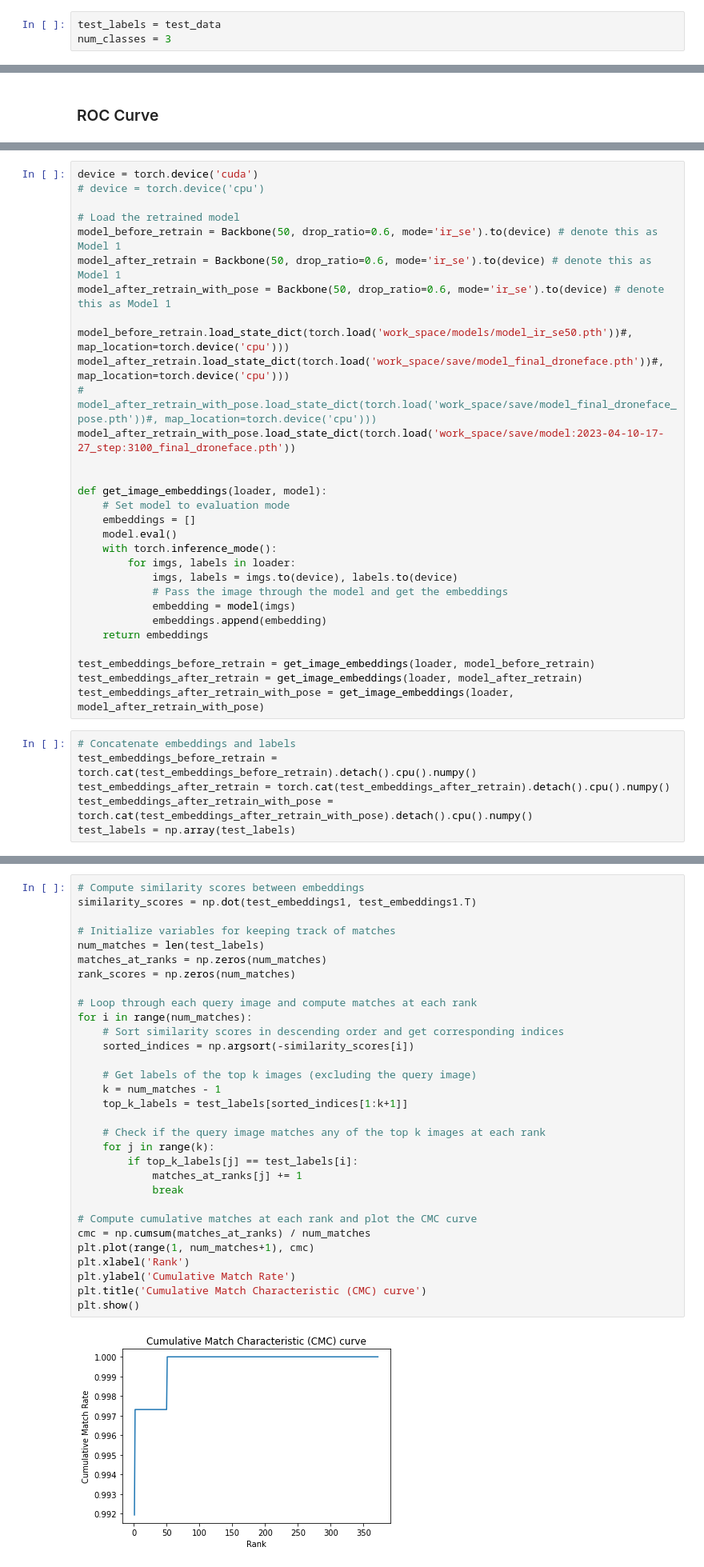
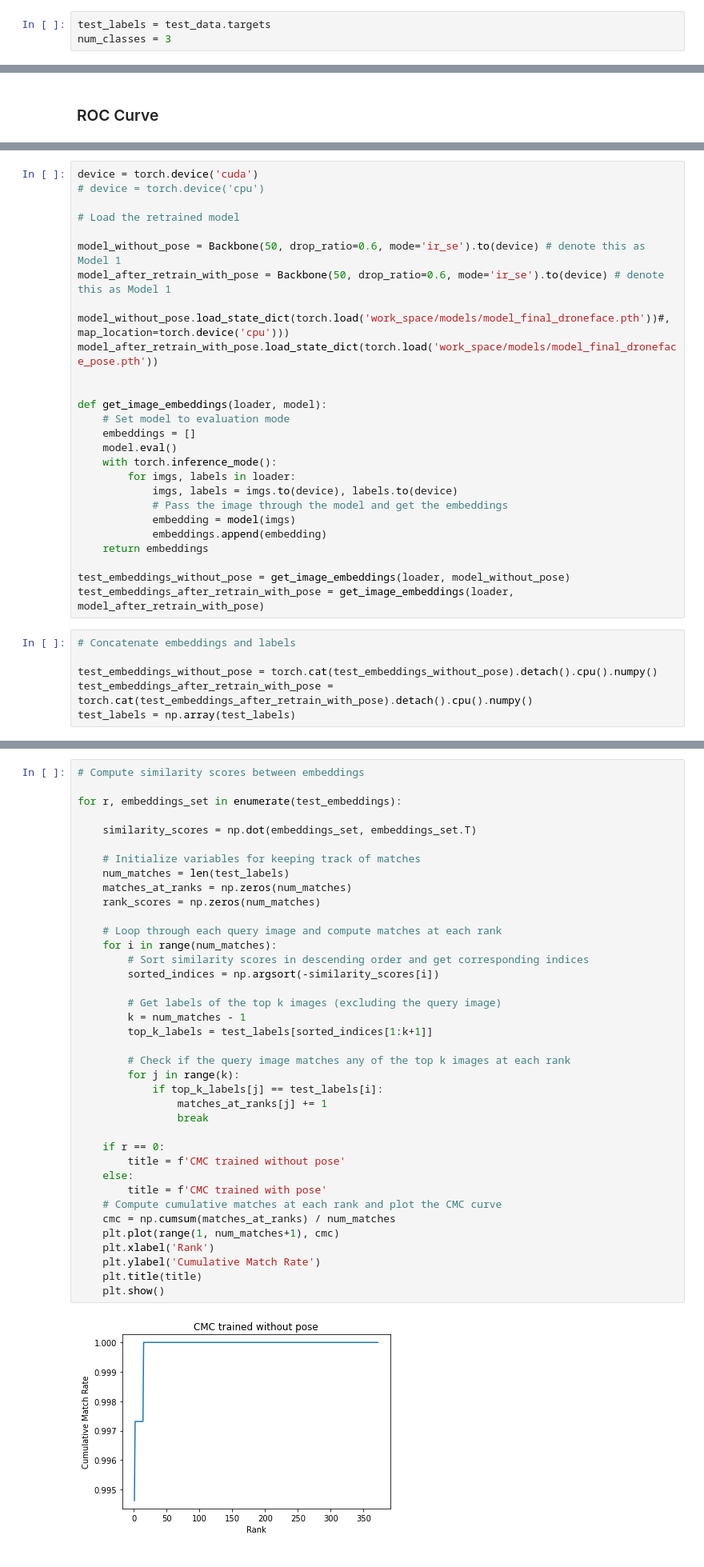
Before and after one commit to dustin-nguyen-qil/PoseGuided-ArcFace, a Jupyter notebook: evaluation.ipynb, the cells around one changed output, grey strips where cells are left out. Shown at 80% size. Drawn from its saved outputs; the diff is of its cells as text.

```diff
--- a/evaluation.ipynb
+++ b/evaluation.ipynb
@@ -68,7 +68,7 @@ test_data = ImageFolder(root=test_dir, transform=transform)
 
 loader = DataLoader(test_data, batch_size=1)
 # %%
-test_labels = test_data
+test_labels = test_data.targets
 num_classes = 3
 # %%
 # Get 10 random images and labels from the test dataset
@@ -97,14 +97,12 @@ device = torch.device('cuda')
 # device = torch.device('cpu')
 
 # Load the retrained model
-model_before_retrain = Backbone(50, drop_ratio=0.6, mode='ir_se').to(device) # denote this as Model 1
-model_after_retrain = Backbone(50, drop_ratio=0.6, mode='ir_se').to(device) # denote this as Model 1
+
+model_without_pose = Backbone(50, drop_ratio=0.6, mode='ir_se').to(device) # denote this as Model 1
 model_after_retrain_with_pose = Backbone(50, drop_ratio=0.6, mode='ir_se').to(device) # denote this as Model 1
 
-model_before_retrain.load_state_dict(torch.load('work_space/models/model_ir_se50.pth'))#, map_location=torch.device('cpu')))
-model_after_retrain.load_state_dict(torch.load('work_space/save/model_final_droneface.pth'))#, map_location=torch.device('cpu')))
-# model_after_retrain_with_pose.load_state_dict(torch.load('work_space/save/model_final_droneface_pose.pth'))#, map_location=torch.device('cpu')))
-model_after_retrain_with_pose.load_state_dict(torch.load('work_space/save/model:2023-04-10-17-27_step:3100_final_droneface.pth'))
+model_without_pose.load_state_dict(torch.load('work_space/models/model_final_droneface.pth'))#, map_location=torch.device('cpu')))
+model_after_retrain_with_pose.load_state_dict(torch.load('work_space/models/model_final_droneface_pose.pth'))
 
 
 def get_image_embeddings(loader, model):
@@ -119,13 +117,12 @@ def get_image_embeddings(loader, model):
             embeddings.append(embedding)
     return embeddings
 
-test_embeddings_before_retrain = get_image_embeddings(loader, model_before_retrain)
-test_embeddings_after_retrain = get_image_embeddings(loader, model_after_retrain)
+test_embeddings_without_pose = get_image_embeddings(loader, model_without_pose)
 test_embeddings_after_retrain_with_pose = get_image_embeddings(loader, model_after_retrain_with_pose)
 # %%
 # Concatenate embeddings and labels
-test_embeddings_before_retrain = torch.cat(test_embeddings_before_retrain).detach().cpu().numpy()
-test_embeddings_after_retrain = torch.cat(test_embeddings_after_retrain).detach().cpu().numpy()
+
+test_embeddings_without_pose = torch.cat(test_embeddings_without_pose).detach().cpu().numpy()
 test_embeddings_after_retrain_with_pose = torch.cat(test_embeddings_after_retrain_with_pose).detach().cpu().numpy()
 test_labels = np.array(test_labels)
 # %%
@@ -231,34 +175,41 @@ The CMC curve is obtained by ranking the test images based on their similarity s
 For example, at rank 1, the CMC curve shows the proportion of test images that have been correctly identified as a match to their corresponding gallery image. At rank 5, the CMC curve shows the proportion of test images that have been correctly identified as a match to their corresponding gallery image among the top 5 matches. The CMC curve is useful for comparing the performance of different face recognition models, and for determining the rank at which the recognition performance starts to degrade.
 # %%
 # Compute similarity scores between embeddings
-similarity_scores = np.dot(test_embeddings1, test_embeddings1.T)
 
-# Initialize variables for keeping track of matches
-num_matches = len(test_labels)
-matches_at_ranks = np.zeros(num_matches)
-rank_scores = np.zeros(num_matches)
+for r, embeddings_set in enumerate(test_embeddings):
 
-# Loop through each query image and compute matches at each rank
-for i in range(num_matches):
-    # Sort similarity scores in descending order and get corresponding indices
-    sorted_indices = np.argsort(-similarity_scores[i])
+    similarity_scores = np.dot(embeddings_set, embeddings_set.T)
 
-    # Get labels of the top k images (excluding the query image)
-    k = num_matches - 1
-    top_k_labels = test_labels[sorted_indices[1:k+1]]
+    # Initialize variables for keeping track of matches
+    num_matches = len(test_labels)
+    matches_at_ranks = np.zeros(num_matches)
+    rank_scores = np.zeros(num_matches)
 
-    # Check if the query image matches any of the top k images at each rank
-    for j in range(k):
-        if top_k_labels[j] == test_labels[i]:
-            matches_at_ranks[j] += 1
-            break
+    # Loop through each query image and compute matches at each rank
+    for i in range(num_matches):
+        # Sort similarity scores in descending order and get corresponding indices
+        sorted_indices = np.argsort(-similarity_scores[i])
 
-# Compute cumulative matches at each rank and plot the CMC curve
-cmc = np.cumsum(matches_at_ranks) / num_matches
-plt.plot(range(1, num_matches+1), cmc)
-plt.xlabel('Rank')
-plt.ylabel('Cumulative Match Rate')
-plt.title('Cumulative Match Characteristic (CMC) curve')
-plt.show()
+        # Get labels of the top k images (excluding the query image)
+        k = num_matches - 1
+        top_k_labels = test_labels[sorted_indices[1:k+1]]
+
+        # Check if the query image matches any of the top k images at each rank
+        for j in range(k):
+            if top_k_labels[j] == test_labels[i]:
+                matches_at_ranks[j] += 1
+                break
+
+    if r == 0:
+        title = f'CMC trained without pose'
+    else:
+        title = f'CMC trained with pose'
+    # Compute cumulative matches at each rank and plot the CMC curve
+    cmc = np.cumsum(matches_at_ranks) / num_matches
+    plt.plot(range(1, num_matches+1), cmc)
+    plt.xlabel('Rank')
+    plt.ylabel('Cumulative Match Rate')
+    plt.title(title)
+    plt.show()
 # %% [output]
-[figure, old version]
+[figure, new version]
```
Also changed, not shown: parts of 8 cells of this notebook, 1 other file.
